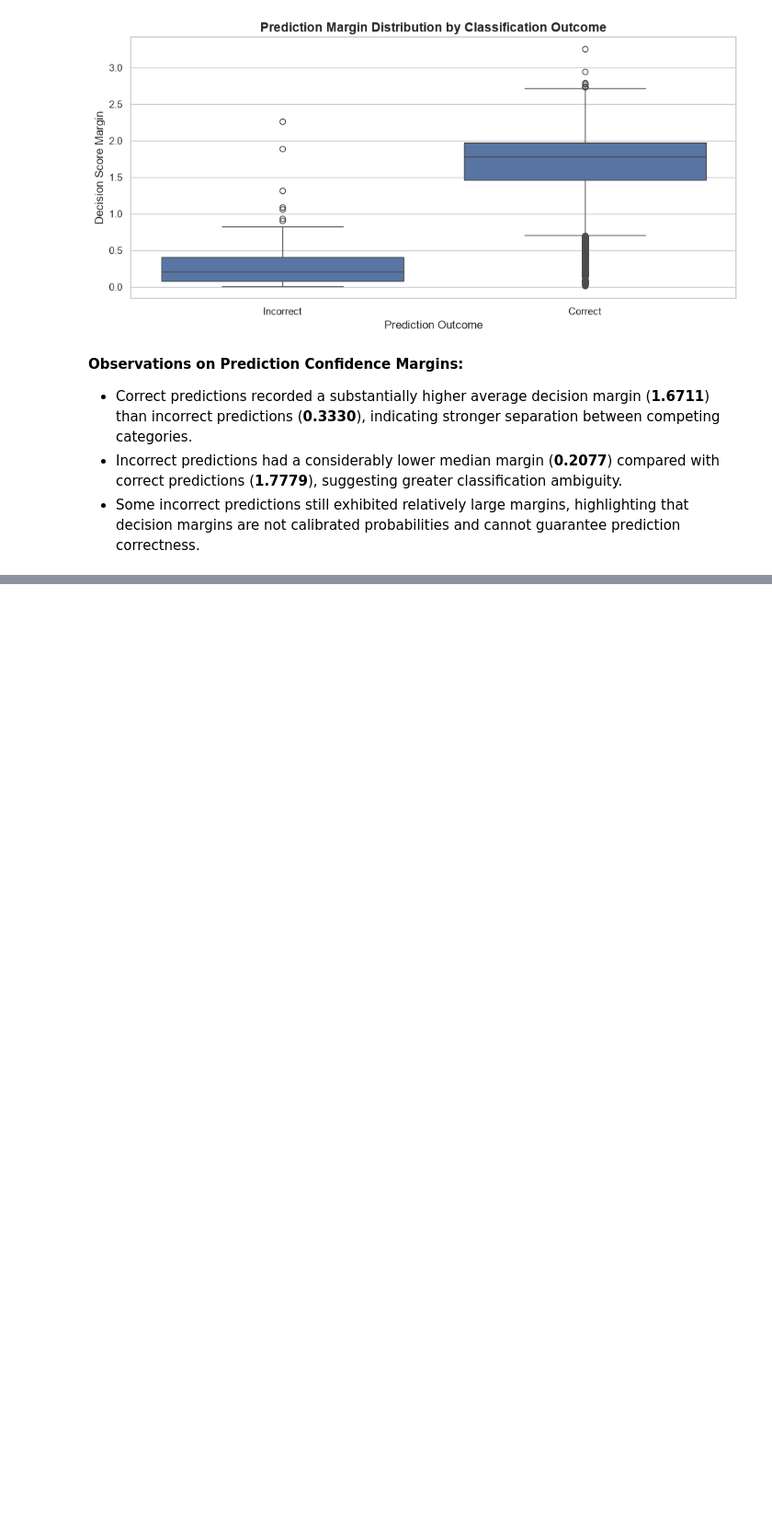
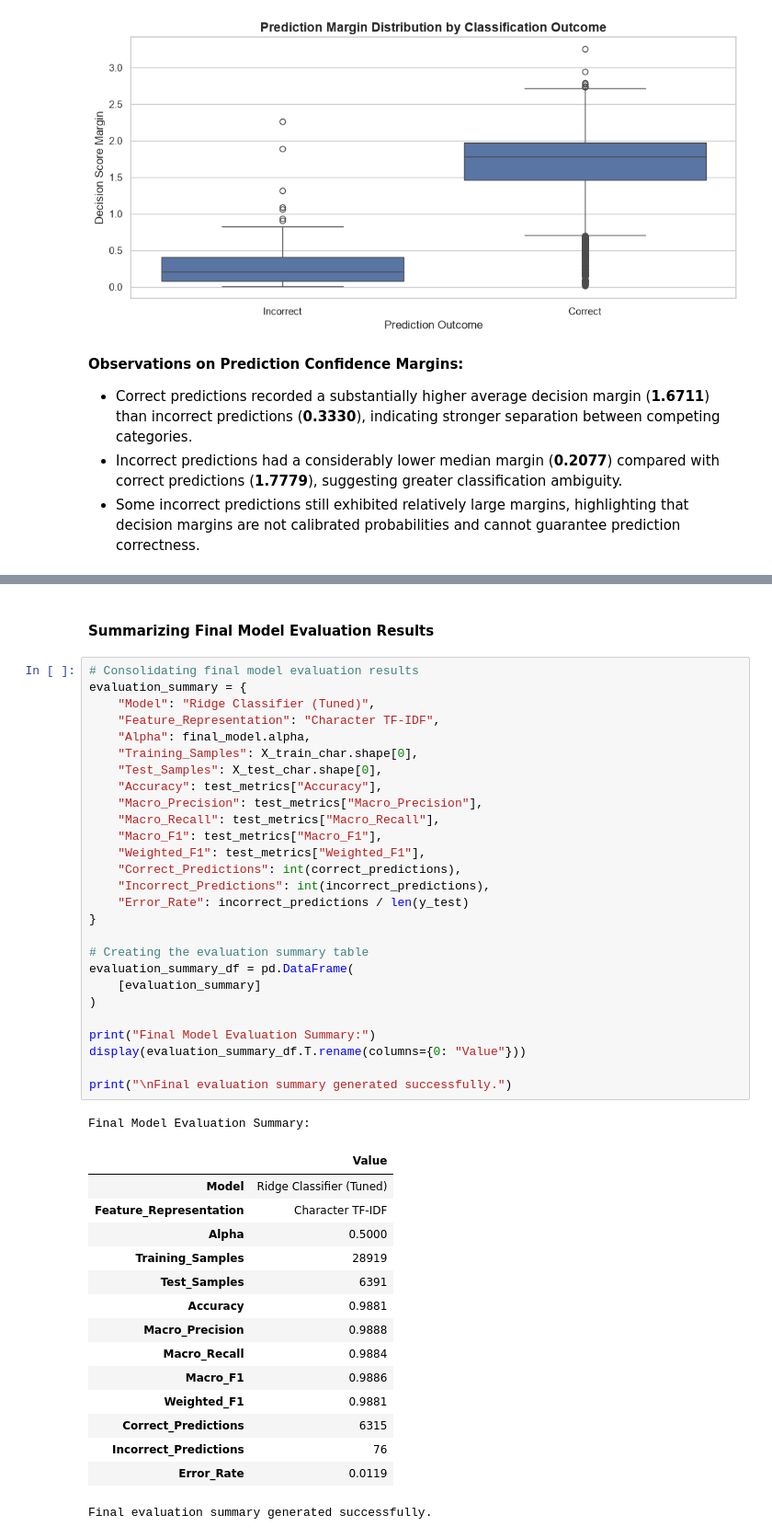
Before and after one commit to TejasMJ/Product-Taxonomy-Intelligence, a Jupyter notebook: notebooks/06_model_evaluation.ipynb, the cells around one changed output, grey strips where cells are left out. Shown at 92% size. Saved outputs shown, nothing was run; the diff lists cells and outputs as text; blank space fills up the shorter version.

Commit message:
Final Evaluation added

```diff
--- a/notebooks/06_model_evaluation.ipynb
+++ b/notebooks/06_model_evaluation.ipynb
@@ -898,0 +960,46 @@ Prediction Margin Summary:
+# %% [markdown]
+#### Summarizing Final Model Evaluation Results
+# %%
+# Consolidating final model evaluation results
+evaluation_summary = {
+    "Model": "Ridge Classifier (Tuned)",
+    "Feature_Representation": "Character TF-IDF",
+    "Alpha": final_model.alpha,
+    "Training_Samples": X_train_char.shape[0],
+    "Test_Samples": X_test_char.shape[0],
+    "Accuracy": test_metrics["Accuracy"],
+    "Macro_Precision": test_metrics["Macro_Precision"],
+    "Macro_Recall": test_metrics["Macro_Recall"],
+    "Macro_F1": test_metrics["Macro_F1"],
+    "Weighted_F1": test_metrics["Weighted_F1"],
+    "Correct_Predictions": int(correct_predictions),
+    "Incorrect_Predictions": int(incorrect_predictions),
+    "Error_Rate": incorrect_predictions / len(y_test)
+}
+
+# Creating the evaluation summary table
+evaluation_summary_df = pd.DataFrame(
+    [evaluation_summary]
+)
+
+print("Final Model Evaluation Summary:")
+display(evaluation_summary_df.T.rename(columns={0: "Value"}))
+
+print("\nFinal evaluation summary generated successfully.")
+# %% [output]
+Final Model Evaluation Summary:
+|  | Value |
+| Model | Ridge Classifier (Tuned) |
+| Feature_Representation | Character TF-IDF |
+| Alpha | 0.5000 |
+| Training_Samples | 28919 |
+| Test_Samples | 6391 |
+| Accuracy | 0.9881 |
+| Macro_Precision | 0.9888 |
+| Macro_Recall | 0.9884 |
+| Macro_F1 | 0.9886 |
+| Weighted_F1 | 0.9881 |
+| Correct_Predictions | 6315 |
+| Incorrect_Predictions | 76 |
+| Error_Rate | 0.0119 |
+Final evaluation summary generated successfully.
```
Also changed, not shown: parts of 7 cells of this notebook.
